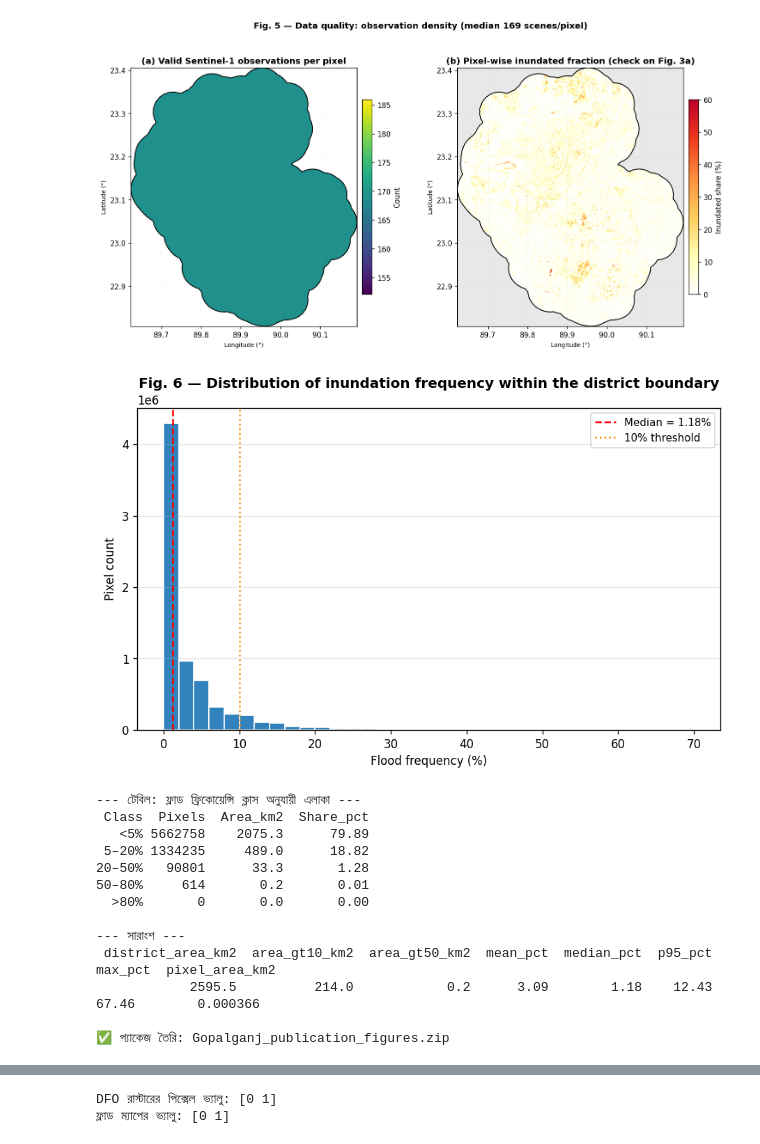
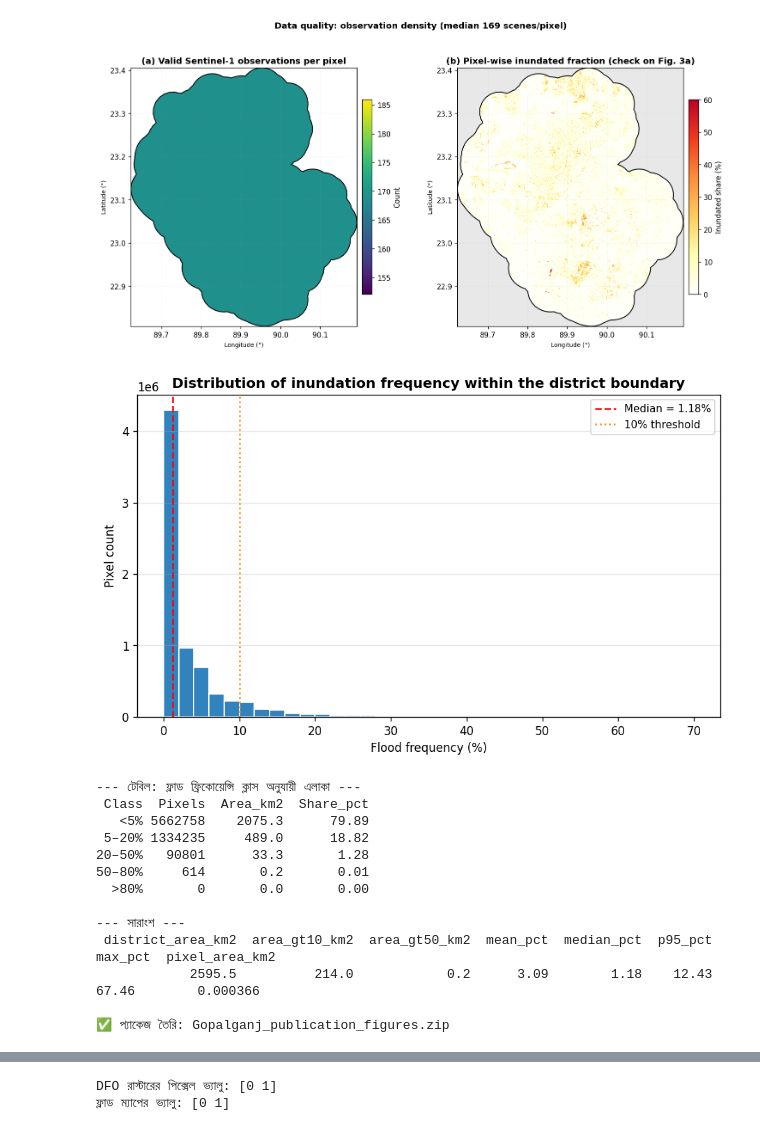
Before and after one commit to prattayabsmrstu/GioAI_Gopalganj-flood, a Jupyter notebook: validation_notebook_optimized.ipynb, the cells around one changed output, grey strips where cells are left out. Cells and saved outputs as stored; diff of their text form; code cells hidden in the pictures.

```diff
--- a/validation_notebook_optimized.ipynb
+++ b/validation_notebook_optimized.ipynb
@@ -165,7 +165,7 @@ if F_DFO:
         print("DFO ওভারলে ব্যর্থ:", e)
 add_boundary(ax, district)
 plt.colorbar(im, ax=ax, shrink=0.7, pad=0.02).set_label("Flood frequency (%)")
-ax.set_title("Fig. 1 — Study area: Gopalganj district, flood frequency 2019–2024\nand Dartmouth Flood Observatory (DFO) event extents")
+ax.set_title("flood frequency 2019–2024\nand Dartmouth Flood Observatory (DFO) event extents")
 ax.set_xlabel("Longitude (°)"); ax.set_ylabel("Latitude (°)")
 ax.grid(alpha=0.2, ls=":")
 fig.savefig("Fig1_study_area_DFO.png"); plt.show(); SAVED.append("Fig1_study_area_DFO.png")
@@ -185,7 +185,7 @@ if F_DRYMED and F_DRYMAD:
         ax_.set_xlabel("Longitude (°)"); ax_.set_ylabel("Latitude (°)")
         ax_.grid(alpha=0.2, ls=":")
         plt.colorbar(im_, ax=ax_, shrink=0.7, pad=0.02)
-    fig.suptitle("Fig. 2 — Dry-season (Nov–Apr) Sentinel-1 VH baseline used for anomaly detection",
+    fig.suptitle("Dry-season (Nov–Apr) Sentinel-1 VH baseline used for anomaly detection",
                  fontweight="bold", y=0.98)
     fig.savefig("Fig2_dry_season_baseline.png"); plt.show(); SAVED.append("Fig2_dry_season_baseline.png")
 
@@ -207,7 +207,7 @@ for ax_ in axes:
     add_boundary(ax_, district)
     ax_.set_xlabel("Longitude (°)"); ax_.set_ylabel("Latitude (°)")
     ax_.grid(alpha=0.2, ls=":")
-fig.suptitle(f"Fig. 3 — SAR-derived inundation frequency, Gopalganj (2019–2024)\n"
+fig.suptitle(f"SAR-derived inundation frequency, Gopalganj (2019–2024)\n"
              f"{A10:,.0f} km² ({100*A10/dist_area:.1f}% of district) exceeds 10% frequency",
              fontweight="bold", y=1.00)
 fig.savefig("Fig3_flood_frequency_main.png"); plt.show(); SAVED.append("Fig3_flood_frequency_main.png")
@@ -241,7 +241,7 @@ if years:
     for i, val in enumerate(area10):
         axes[1].text(i-w/2, val*1.02, f"{val:.0f}", ha="center", fontsize=8, fontweight="bold")
 
-    fig.suptitle("Fig. 4 — Inter-annual variability of SAR-derived inundation, 2019–2024",
+    fig.suptitle("Inter-annual variability of SAR-derived inundation, 2019–2024",
                  fontweight="bold", y=0.99)
     fig.savefig("Fig4_annual_comparison.png"); plt.show(); SAVED.append("Fig4_annual_comparison.png")
 
@@ -263,7 +263,7 @@ if F_TOBS and F_WCOUNT:
         ax_.set_xlabel("Longitude (°)"); ax_.set_ylabel("Latitude (°)")
         ax_.grid(alpha=0.2, ls=":")
     tv, _ = clip_stats(tobs, dmask)
-    fig.suptitle(f"Fig. 5 — Data quality: observation density (median {np.median(tv):.0f} scenes/pixel)",
+    fig.suptitle(f"Data quality: observation density (median {np.median(tv):.0f} scenes/pixel)",
                  fontweight="bold", y=0.98)
     fig.savefig("Fig5_observation_density.png"); plt.show(); SAVED.append("Fig5_observation_density.png")
 
@@ -273,7 +273,7 @@ ax.hist(v, bins=np.arange(0, 72, 2), color="#3182bd", edgecolor="white")
 ax.axvline(np.median(v), color="red", ls="--", label=f"Median = {np.median(v):.2f}%")
 ax.axvline(10, color="darkorange", ls=":", label="10% threshold")
 ax.set_xlabel("Flood frequency (%)"); ax.set_ylabel("Pixel count")
-ax.set_title("Fig. 6 — Distribution of inundation frequency within the district boundary")
+ax.set_title("Distribution of inundation frequency within the district boundary")
 ax.legend(); ax.grid(alpha=0.3, axis="y")
 fig.savefig("Fig6_frequency_histogram.png"); plt.show(); SAVED.append("Fig6_frequency_histogram.png")
 
@@ -327,5 +327,5 @@ DFO: Gopalganj_DFO_Events.geojson
-[figure, old version]
+[figure, new version]
-[figure, old version]
+[figure, new version]
 --- টেবিল: ফ্লাড ফ্রিকোয়েন্সি ক্লাস অনুযায়ী এলাকা ---
  Class  Pixels  Area_km2  Share_pct
    <5% 5662758    2075.3      79.89
```
Also changed, not shown: parts of 3 cells of this notebook.
